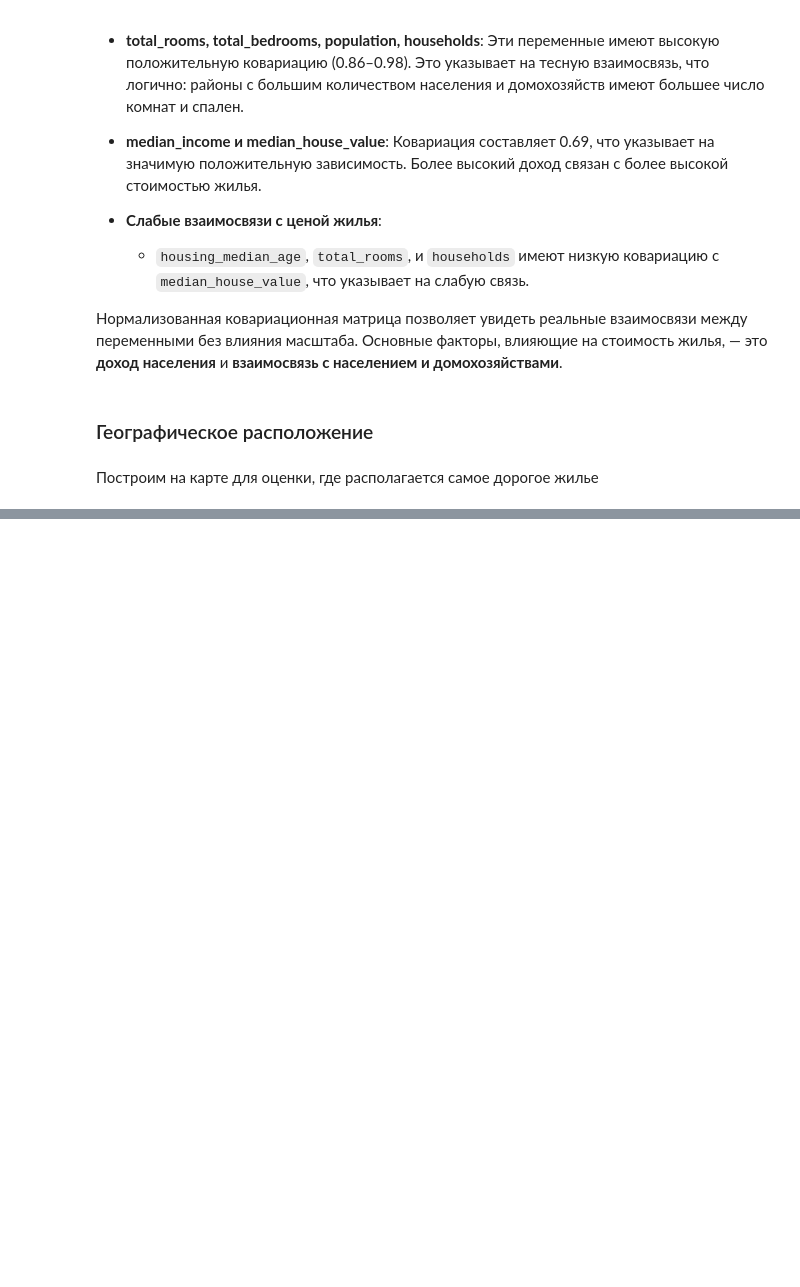
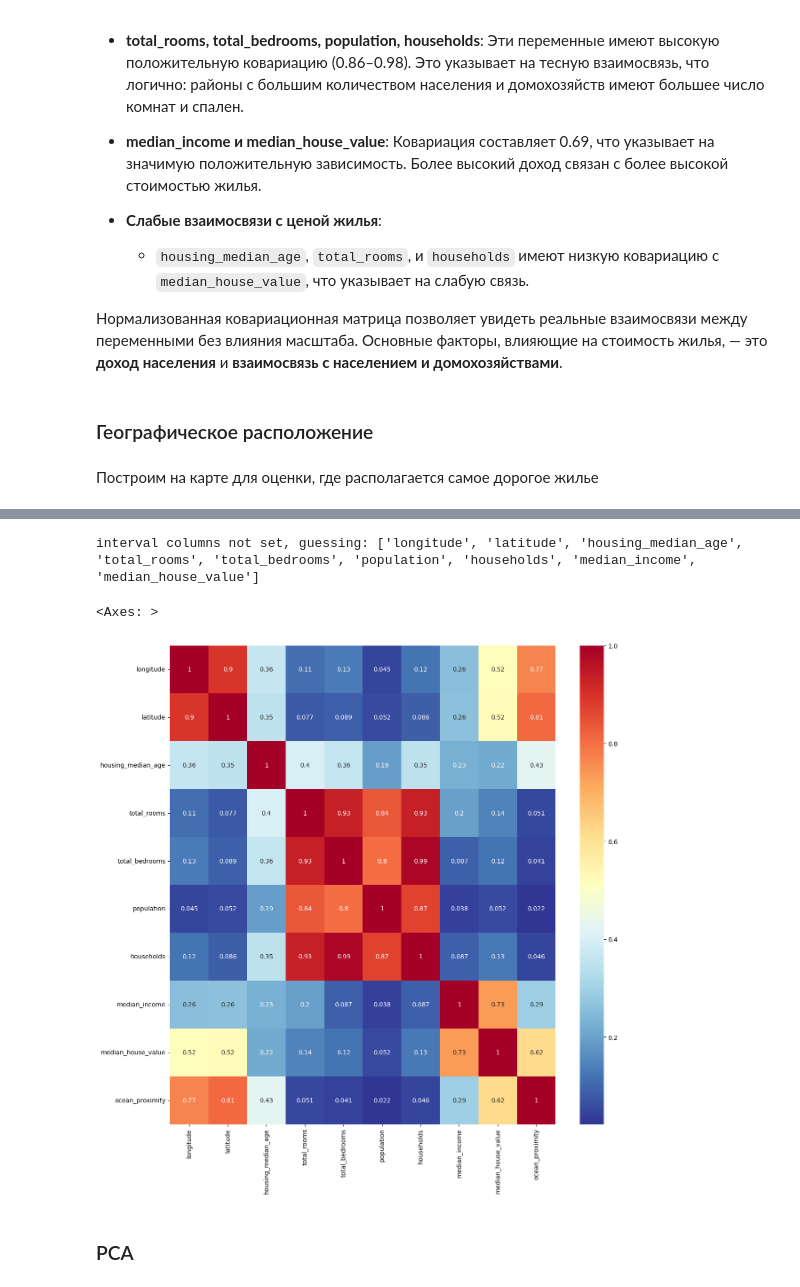
Before and after one commit to katimanova/ML_for_scince, a Jupyter notebook: notebooks/HW_1.ipynb, the cells around one changed output, grey strips where cells are left out. Drawn from its saved outputs; the diff is of its cells as text; code cells hidden in the pictures; blank space fills up the shorter version.

```diff
--- a/notebooks/HW_1.ipynb
+++ b/notebooks/HW_1.ipynb
@@ -329,0 +343,12 @@ fig.show()
+# %%
+from phik import resources
+from phik.report import plot_correlation_matrix
+
+plt.figure(figsize=(14, 14))
+sns.heatmap(df.phik_matrix(), cmap="RdYlBu_r", annot=True)
+# %% [output]
+interval columns not set, guessing: ['longitude', 'latitude', 'housing_median_age', 'total_rooms', 'total_bedrooms', 'population', 'households', 'median_income', 'median_house_value']
+<Axes: >
+[figure, added]
+# %% [markdown]
+### PCA
```
Also changed, not shown: parts of 4 cells of this notebook, 3 other files.
